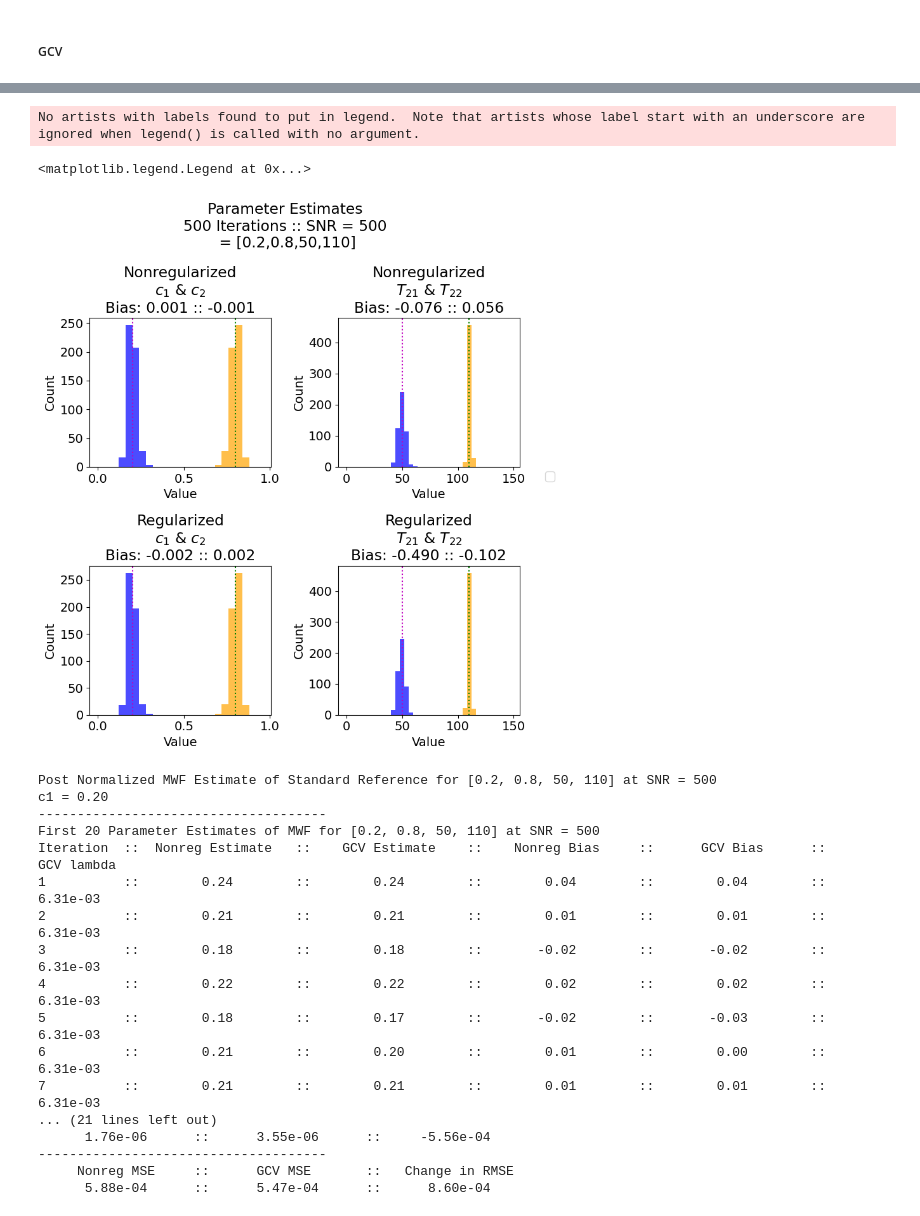
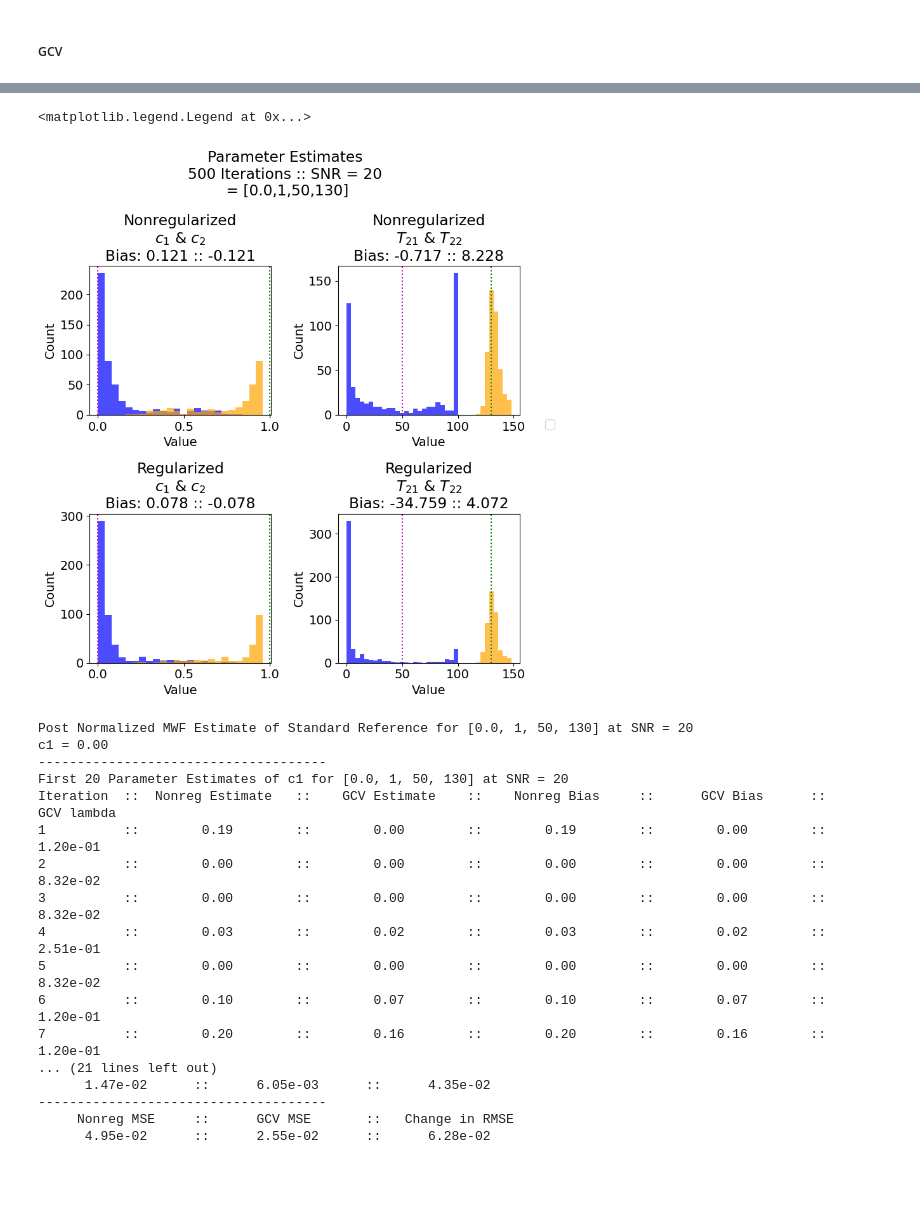
Before and after one commit to Griffin997/Regularization, a Jupyter notebook: EstimateP_AnalyzeSimulations.ipynb, the cells around one changed output, grey strips where cells are left out. Drawn from its saved outputs; the diff is of its cells as text; code cells hidden in the pictures; blank space fills up the shorter version.

```diff
--- a/EstimateP_AnalyzeSimulations.ipynb
+++ b/EstimateP_AnalyzeSimulations.ipynb
@@ -707,5 +707,5 @@ plt.rc('font', size = 14)
 # %%
-pCombo_hist = [0.2,0.8,50,110]
+pCombo_hist = [0.0,1,50,130]#[0, 1.0, 30,110]#[0.2,0.8,50,110]
 pC_index_hist = paramCombos.index(pCombo_hist)
 
 plt.rc('font', size = 14)
@@ -746,36 +746,35 @@ ydn = ymin+(ymax-ymin)*1//3
 bin_array = np.arange(0, 1, 0.04)
 ax[1,0].hist(x=ds1_GCV_final_params[pC_index_hist,:,0], bins=bin_array, color='b', alpha = 0.7)
 ax[1,0].hist(x=ds1_GCV_final_params[pC_index_hist,:,1], bins=bin_array, color='orange', alpha = 0.7)
 ax[1,0].axvline(x = pCombo_hist[0], color='m', ls = ':')
 ax[1,0].axvline(x = pCombo_hist[1], color='g', ls = ':')
 ax[1,0].set_xlabel('Value')
 ax[1,0].set_ylabel('Count')
 ax[1,0].set_title(f"Regularized\n{param_name_list[0]} & {param_name_list[1]}\nBias: {np.mean(ds1_GCV_final_params[pC_index_hist,:,0]) - pCombo_hist[0]:.3f} :: {np.mean(ds1_GCV_final_params[pC_index_hist,:,1]) - pCombo_hist[1]:.3f}")
 
 ymin, ymax = ax[1,0].get_ylim()
 xmin, xmax = ax[1,0].get_xlim()
 yup = ymin+(ymax-ymin)*2//3
 ydn = ymin+(ymax-ymin)*1//3
 
 bin_array = np.arange(0, 150, 4)
 ax[1,1].hist(x=ds1_GCV_final_params[pC_index_hist,:,2], bins=bin_array, color='b', alpha = 0.7)
 ax[1,1].hist(x=ds1_GCV_final_params[pC_index_hist,:,3], bins=bin_array, color='orange', alpha = 0.7)
 ax[1,1].axvline(x = pCombo_hist[2], color='m', ls = ':')
 ax[1,1].axvline(x = pCombo_hist[3], color='g', ls = ':')
 ax[1,1].set_xlabel('Value')
 ax[1,1].set_ylabel('Count')
 ax[1,1].set_title(f"Regularized\n{param_name_list[2]} & {param_name_list[3]}\nBias: {np.mean(ds1_GCV_final_params[pC_index_hist,:,2]) - pCombo_hist[2]:.3f} :: {np.mean(ds1_GCV_final_params[pC_index_hist,:,3]) - pCombo_hist[3]:.3f}")
 
 ymin, ymax = ax[1,1].get_ylim()
 xmin, xmax = ax[1,1].get_xlim()
 yup = ymin+(ymax-ymin)*2//3
 ydn = ymin+(ymax-ymin)*1//3
 
 fig.legend(loc='center left', bbox_to_anchor=(1, 0.5))
 # %% [output]
-No artists with labels found to put in legend.  Note that artists whose label start with an underscore are ignored when legend() is called with no argument.
+<matplotlib.legend.Legend at 0x...>
-<matplotlib.legend.Legend at 0x...>
-[figure, old version]
+[figure, new version]
 # %%
 if pN_opt:
     pN_label = "Post Normalized"
@@ -785,7 +784,7 @@ else:
 print(f'{pN_label} MWF Estimate of Standard Reference for {pCombo_hist} at SNR = {ds1_SNR}')
 print(f'c1 = {pCombo_hist[0]:.2f}')
 print(f'-------------------------------------')
-print(f'First 20 Parameter Estimates of MWF for {pCombo_hist} at SNR = {ds1_SNR}')
+print(f'First 20 Parameter Estimates of c1 for {pCombo_hist} at SNR = {ds1_SNR}')
 print(f"{'Iteration':<11}::{'Nonreg Estimate':^20}::{'GCV Estimate':^20}::{'Nonreg Bias':^20}::{'GCV Bias':^20}::{'GCV lambda':^20}")
 for iter in range(20):
     print(f'{iter+1:<11}::{ds1_NR_final_params[pC_index_hist,iter,0]:^20.2f}::{ds1_GCV_final_params[pC_index_hist,iter,0]:^20.2f}::{ds1_NR_final_params[pC_index_hist,iter,0]-pCombo_hist[0]:^20.2f}::{ds1_GCV_final_params[pC_index_hist,iter,0]-pCombo_hist[0]:^20.2f}::{ds1_GCV_lambdas[pC_index_hist,iter]:^20.2e}')
@@ -810,20 +809,20 @@ val_1 = np.var(ds1_NR_final_params[pC_index_hist,:,0])+np.mean(ds1_NR_final_para
 val_2 = np.var(ds1_GCV_final_params[pC_index_hist,:,0])+np.mean(ds1_GCV_final_params[pC_index_hist,:,0]-pCombo_hist[0])**2
 print(f'{val_1:^20.2e}::{val_2:^20.2e}::{val_1**(1/2) - val_2**(1/2):^20.2e}')
 # %% [output]
-Post Normalized MWF Estimate of Standard Reference for [0.2, 0.8, 50, 110] at SNR = 500
-c1 = 0.20
+Post Normalized MWF Estimate of Standard Reference for [0.0, 1, 50, 130] at SNR = 20
+c1 = 0.00
 -------------------------------------
-First 20 Parameter Estimates of MWF for [0.2, 0.8, 50, 110] at SNR = 500
+First 20 Parameter Estimates of c1 for [0.0, 1, 50, 130] at SNR = 20
 Iteration  ::  Nonreg Estimate   ::    GCV Estimate    ::    Nonreg Bias     ::      GCV Bias      ::     GCV lambda
-1          ::        0.24        ::        0.24        ::        0.04        ::        0.04        ::      6.31e-03
-2          ::        0.21        ::        0.21        ::        0.01        ::        0.01        ::      6.31e-03
-3          ::        0.18        ::        0.18        ::       -0.02        ::       -0.02        ::      6.31e-03
-4          ::        0.22        ::        0.22        ::        0.02        ::        0.02        ::      6.31e-03
-5          ::        0.18        ::        0.17        ::       -0.02        ::       -0.03        ::      6.31e-03
-6          ::        0.21        ::        0.20        ::        0.01        ::        0.00        ::      6.31e-03
-7          ::        0.21        ::        0.21        ::        0.01        ::        0.01        ::      6.31e-03
+1          ::        0.19        ::        0.00        ::        0.19        ::        0.00        ::      1.20e-01
+2          ::        0.00        ::        0.00        ::        0.00        ::        0.00        ::      8.32e-02
+3          ::        0.00        ::        0.00        ::        0.00        ::        0.00        ::      8.32e-02
+4          ::        0.03        ::        0.02        ::        0.03        ::        0.02        ::      2.51e-01
+5          ::        0.00        ::        0.00        ::        0.00        ::        0.00        ::      8.32e-02
+6          ::        0.10        ::        0.07        ::        0.10        ::        0.07        ::      1.20e-01
+7          ::        0.20        ::        0.16        ::        0.20        ::        0.16        ::      1.20e-01
 ... (21 lines left out)
-      1.76e-06      ::      3.55e-06      ::     -5.56e-04
+      1.47e-02      ::      6.05e-03      ::      4.35e-02
 -------------------------------------
      Nonreg MSE     ::      GCV MSE       ::   Change in RMSE
-      5.88e-04      ::      5.47e-04      ::      8.60e-04
+      4.95e-02      ::      2.55e-02      ::      6.28e-02
```
Also changed, not shown: parts of 14 cells of this notebook.
